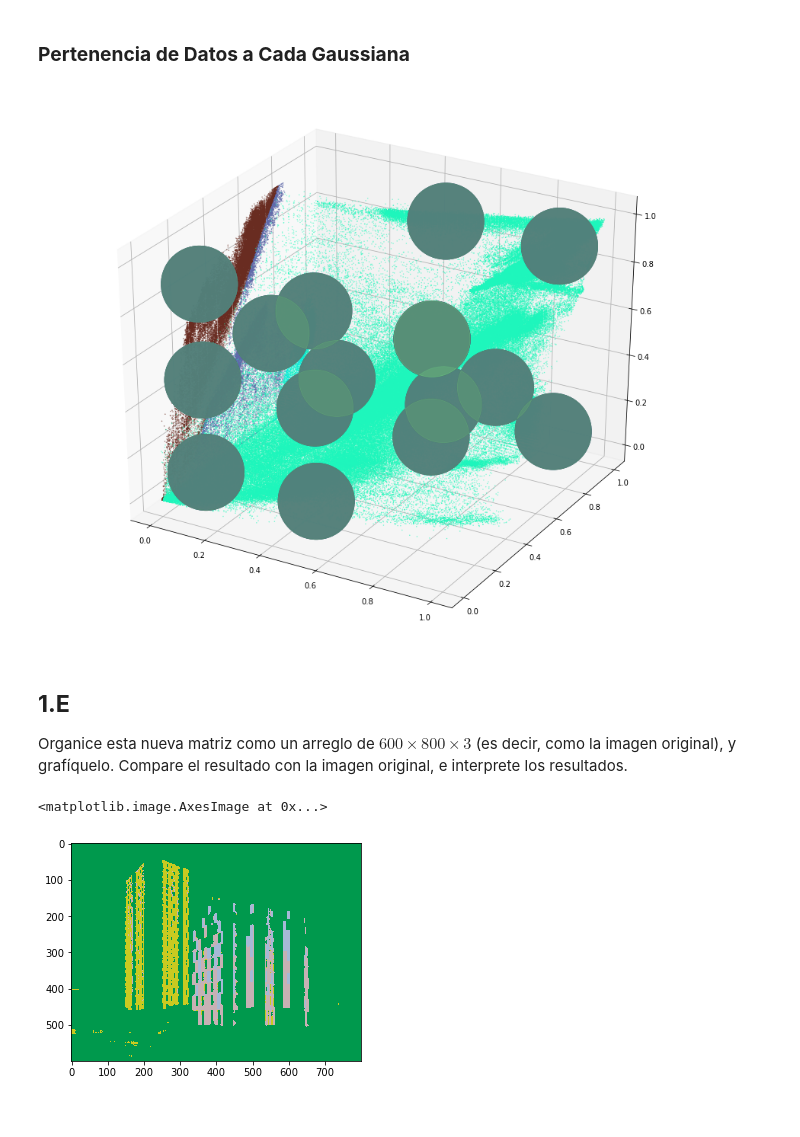
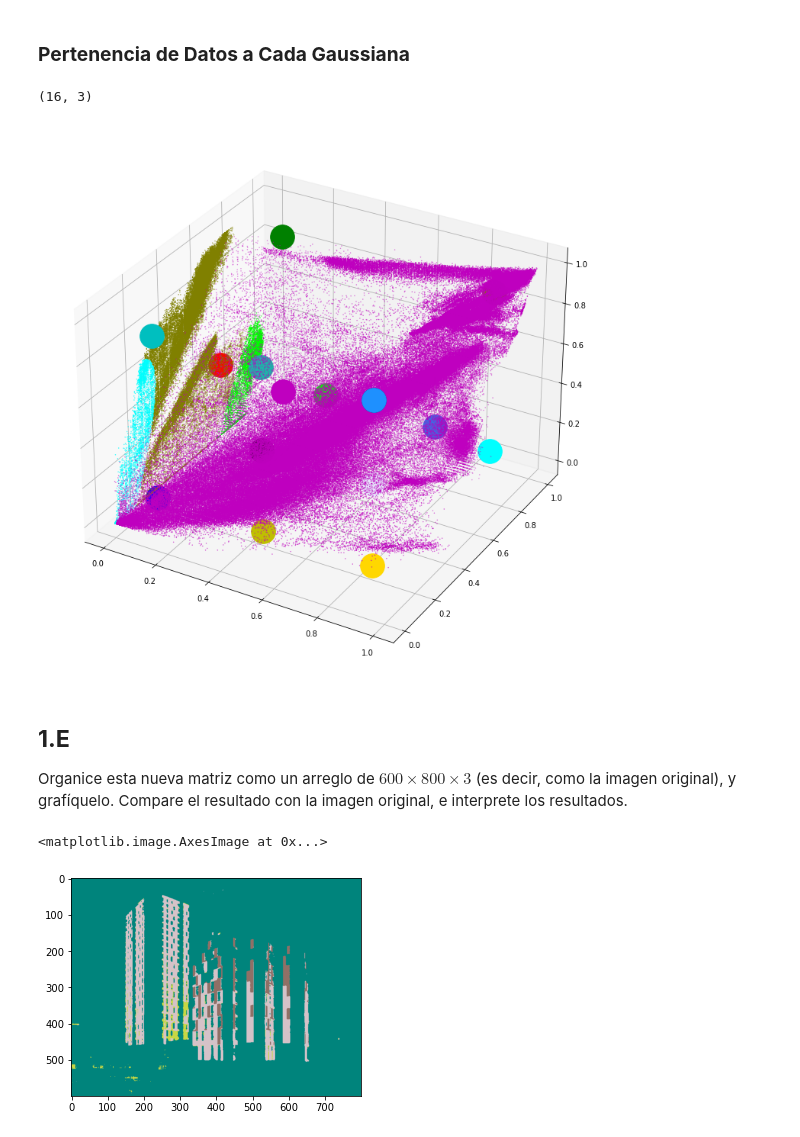
Before and after one commit to alejandroariaszuluaga/analisis_senales, a Jupyter notebook: Tarea 9/tarea9_AISS.ipynb, the cells around one changed output. Drawn from its saved outputs; the diff is of its cells as text; code cells hidden in the pictures.

```diff
--- a/Tarea 9/tarea9_AISS.ipynb
+++ b/Tarea 9/tarea9_AISS.ipynb
@@ -178,6 +177,7 @@ def func_covk(XYZ,mu,gamma,Nk,k):
   return suma
 # %%
 def algoritmo_EM(XYZ,alpha_0,cov_0,mu_0):
+  global alpha_glob, cov_glob, mu_glob, gamma_glob
   alpha = alpha_0
   cov = cov_0
   mu = mu_0
@@ -189,7 +189,7 @@ def algoritmo_EM(XYZ,alpha_0,cov_0,mu_0):
   func_max = func_obj(XYZ,alpha,mu,cov)
   cond1 = True
   cond2 = 0
-  while cond1 and (cond2<12):
+  while cond1 and (cond2<25):
     print(f'Iteration {cond2} for EM algorithm')
     try:
       # E-Step
@@ -224,28 +224,36 @@ def algoritmo_EM(XYZ,alpha_0,cov_0,mu_0):
       alpha_acum.append(alpha)
       cov_acum.append(cov)
       mu_acum.append(mu)
+      alpha_glob = alpha
+      cov_glob = cov
+      mu_glob = mu
+      gamma_glob = gamma
 
       # Evalua la condicion para parar el ciclo
       f = func_obj(XYZ,alpha,mu,cov)
       cond1 = abs(func_max - f) > 0.001
       cond2 += 1
       func_max = f
+    except KeyboardInterrupt:
+      print("Interrupted with keyboard...")
+      break
     except Exception as e:
       print(cond2)
       print(f'Something happened because {e}, will break cycle')
+      break
   print(f'Did {cond2} iterations')
   return alpha_acum,cov_acum,mu_acum,gamma
 # %%
 # Condiciones iniciales
 mu_0 = np.array([[0.1,0.1,0.1],
-                [0.1,0.1,0.5],
+                [0.1,0.9,0.9],
                 [0.1,0.5,0.5],
                 [0.1,0.1,0.9],
                 [0.1,0.9,0.1],
                 [0.5,0.1,0.1],
                 [0.5,0.1,0.5],
-                [0.5,0.9,0.1],
-                [0.5,0.9,0.9],
+                [0.9,0.1,0.1],
+                [0.5,0.5,0.5],
                 [0.5,0.1,0.9],
                 [0.9,0.1,0.5],
                 [0.9,0.5,0.5],
@@ -254,3 +262,12 @@ mu_0 = np.array([[0.1,0.1,0.1],
                 [0.9,0.9,0.9],
                 [0.9,0.1,0.9]])
 C_Z0 = np.array([[1,0,0],[0,1,0],[0,0,1]])
+
+fig = plt.figure(figsize=(12,10))
+ax = Axes3D(fig)
+# color = ["#" + ''.join([random.choice('0123456789ABCDEF') for j in range(6)]) for i in range(16)]
+color = ["b", "g", "r", "c", "m", "y", "k", "gold", "lime", "lightseagreen", "lavender", "royalblue", "midnightblue", "cyan", "olive", "dodgerblue"]
+
+for i in range(16):
+  ax.scatter( mu_0[i,0], mu_0[i,1], mu_0[i,2], s=1000, alpha=0.2, c=color[i] )
+plt.show()
@@ -259,7 +278,8 @@ alpha = np.random.random(16)
 cov = np.array([0.1*C_Z0, 0.06*C_Z0, 0.13*C_Z0, 0.2*C_Z0, 0.27*C_Z0, 0.33*C_Z0, 0.4*C_Z0, 0.47*C_Z0, 0.53*C_Z0, 0.6*C_Z0, 0.67*C_Z0, 0.73*C_Z0, 0.8*C_Z0, 0.86*C_Z0, 0.93*C_Z0, 1*C_Z0]) # * 256
 mu = mu_0
 # %%
+global alpha_glob, cov_glob, mu_glob, gamma_glob
 t0 = time.time()
-alpha_acum_16G, cov_acum_16G, mu_acum_16G,gamma = algoritmo_EM(muestras,alpha,cov,mu)
+alpha_acum_16G, cov_acum_16G, mu_acum_16G,gamma = algoritmo_EM(muestras,alpha_glob,cov_glob,mu_glob)
 print(f'Time spent {time.time()-t0}')
 # %% [output]
@@ -286,27 +293,35 @@ mu_final = mu_acum_16G[-1]
 Genere una nueva matriz de tamaño $480000\times3$ de la siguiente forma: tome cada fila de la matriz $X$ (es decir, cada pixel de la imagen), y reemplácela por la media $mu_k$ de la distribución Gaussiana a la que esa fila tiene mayor pertenencia. De esta manera, las $480000$ filas de esa matriz solamente van a tener $16$ tipos de vectores.
 # %% [markdown]
 ### **Pertenencia de Datos a Cada Gaussiana**
+# %%
+np.array(dist2mus).shape
+# %% [output]
+(16, 3)
 # %%
 listas_pertenencias = [ [] for _ in range(16) ]
 nuevas_muestras = np.copy(muestras)
 
-for i in range(len(muestras)):
+for i in tqdm(range(len(muestras))):
+#   dist2mus = [ (np.linalg.norm(np.array(muestras[i] - mu_final[k])))**2 for k in range(16) ]
+#   pert_meas = gamma[:,i]*dist2mus
+#   index_min = np.argmin(pert_meas)
   index_min = np.argmin(gamma[:,i])
   listas_pertenencias[index_min].append( muestras[i] )
   nuevas_muestras[i] = mu_final[index_min]
 # %%
 fig = plt.figure(figsize=(12,10))
 ax = Axes3D(fig)
-color = ["#" + ''.join([random.choice('0123456789ABCDEF') for j in range(6)]) for i in range(16)]
+# color = ["#" + ''.join([random.choice('0123456789ABCDEF') for j in range(6)]) for i in range(16)]
+color = ["b", "g", "r", "c", "m", "y", "k", "gold", "lime", "lightseagreen", "lavender", "royalblue", "midnightblue", "cyan", "olive", "dodgerblue"]
 
-for i in range(16):#len(listas_pertenencias)):
+for i in tqdm(range(16)):#len(listas_pertenencias)):
   if len(listas_pertenencias[i])>0:
     actuales = np.array(listas_pertenencias[i])
     ax.scatter( actuales[:,0], actuales[:,1], actuales[:,2], s=0.18, c=color[i] )
-  ax.scatter( mu[:,0], mu[:,1], mu[:,2], s=10000, alpha=0.2, c=color[i] )
+  ax.scatter( mu[i,0], mu[i,1], mu[i,2], s=1000, alpha=1, c=color[i] )
 plt.show()
 # %% [output]
-[figure, old version]
+[figure, new version]
 # %% [markdown]
 ## **1.E**
 
@@ -316,4 +331,4 @@ img_final = np.reshape(nuevas_muestras, (600, 800, 3))
 plt.imshow(img_final)
 # %% [output]
 <matplotlib.image.AxesImage at 0x...>
-[figure, old version]
+[figure, new version]
```
Also changed, not shown: parts of 6 cells of this notebook.
